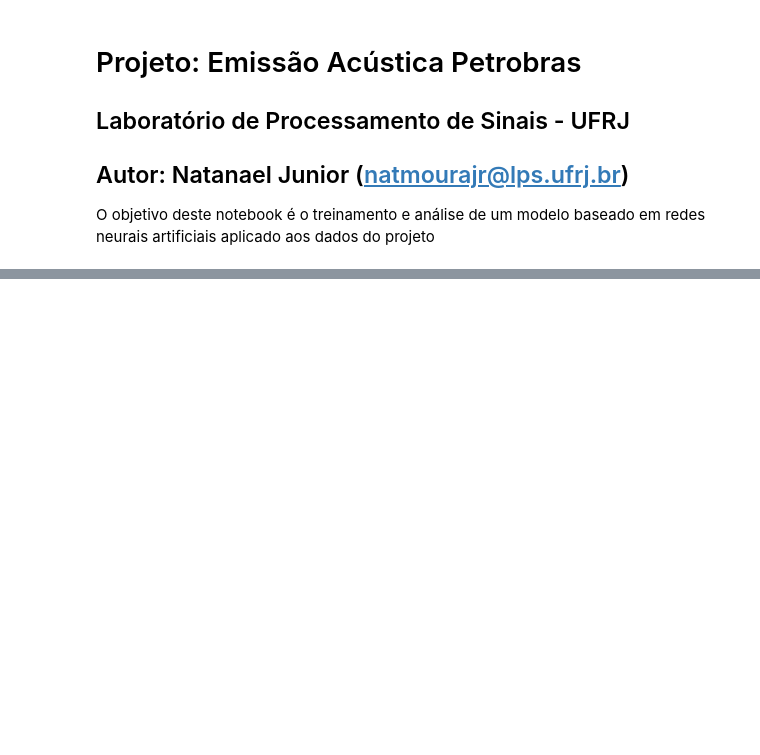
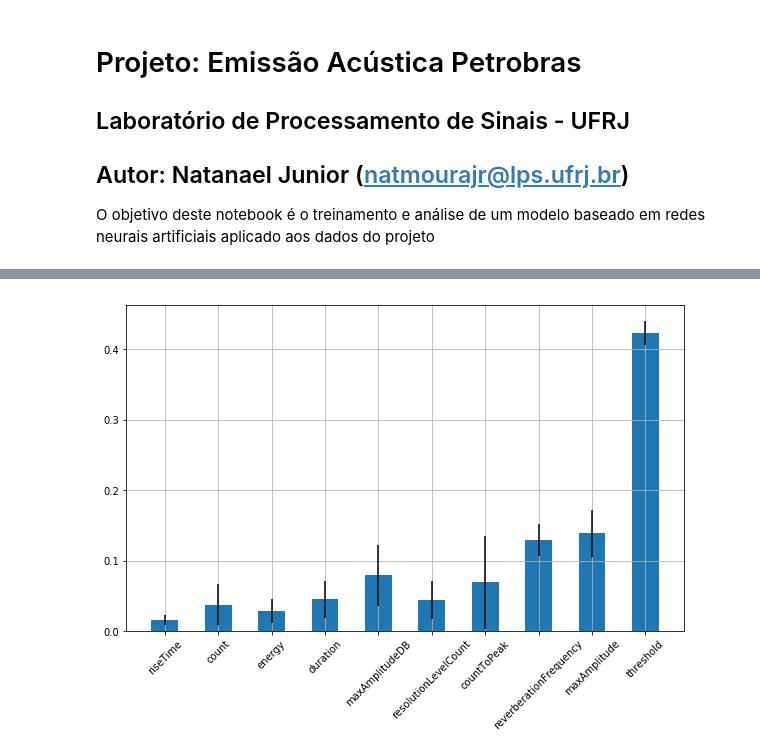
Before and after one commit to natmourajr/PetroAcousticEmission, a Jupyter notebook: notebooks/NeuralNetwork.ipynb, the cells around one changed output, grey strips where cells are left out. Saved outputs shown, nothing was run; the diff lists cells and outputs as text; code cells hidden in the pictures; blank space fills up the shorter version.

```diff
--- a/notebooks/NeuralNetwork.ipynb
+++ b/notebooks/NeuralNetwork.ipynb
@@ -98,0 +373,88 @@ nn_models[0].model.layers
+# %%
+# Train analysis
+import numpy as np
+from sklearn import datasets
+from sklearn.model_selection import StratifiedKFold, KFold
+from sklearn import preprocessing
+from sklearn.externals import joblib
+
+from sklearn.metrics import confusion_matrix
+
+import matplotlib.pyplot as plt
+%matplotlib inline
+
+import os
+from Functions import models
+
+n_folds = 4
+folds_selection = "StratifiedKFolds" # "StratifiedKFolds", "KFolds"
+folds_filename =  '../Results/%s_%i_folds.jbl'%(folds_selection,n_folds)
+
+if os.path.isfile(folds_filename):
+    skf = joblib.load(folds_filename)
+
+    nn_load_models = {}
+    cm = {}
+    cm_normalized = {}
+    ref_eff_mat = np.zeros([n_folds])
+    eff_mat = np.zeros([n_folds,inputs.shape[1]])
+
+    n_neurons = 20
+    nn_params = models.NeuralNetworkParams(learning_rate=0.01,
+                                           n_epochs=400,
+                                           batch_size=40,
+                                           verbose=True,
+                                           n_inits=4)
+
+    fig, ax = plt.subplots(figsize=(10,6))
+    nrows = 4
+    ncols = 3
+
+    for ifold, [train_index, test_index] in enumerate(skf.split(inputs, outputs)):
+        #normalize data
+        scaler = preprocessing.StandardScaler().fit(inputs[train_index,:])
+        normalized_inputs = scaler.transform(inputs)
+
+        nn_load_models[ifold] = models.NeuralNetworkModel()
+
+        nn_load_models[ifold].loss = 'categorical_crossentropy'
+        nn_load_models[ifold].optimizer = 'sgd'
+
+        nn_load_models[ifold].trn_params = models.NeuralNetworkParams()
+
+        nn_load_models[ifold].load('%s_%i_neurons_%i_fold'%(nn_models[ifold].get_str(),
+                                                       n_neurons,ifold),
+                              '../Results/NeuralNetwork')
+
+        model_output = nn_load_models[ifold].predict(normalized_inputs)
+        model_classif = np.argmax(model_output,axis=1)
+
+        cm = confusion_matrix(target[test_index], model_classif[test_index])
+
+        cm = cm.astype('float')/ cm.sum(axis=1)[:, np.newaxis]
+        ref_eff_mat[ifold] = np.mean([cm[i,i] for i in range(cm.shape[0])])
+        ref_eff_mat = ref_eff_mat.reshape((ref_eff_mat.shape[0], 1))
+
+        for i in range(normalized_inputs.shape[1]):
+            aux = normalized_inputs
+            aux[:,i] = np.mean(aux[:,i])*np.ones_like(aux[:,i])
+            model_output = nn_load_models[ifold].predict(aux)
+            model_classif = np.argmax(model_output,axis=1)
+
+            cm = confusion_matrix(target[test_index], model_classif[test_index])
+            cm = cm.astype('float')/ cm.sum(axis=1)[:, np.newaxis]
+            eff_mat[ifold,i] = np.mean([cm[l,l] for l in range(cm.shape[0])])
+
+
+    delta_eff = eff_mat - np.matlib.repmat(ref_eff_mat,1, eff_mat.shape[1])
+    delta_eff = np.abs(delta_eff)
+
+    delta_eff_mean = np.mean(delta_eff, axis=0)
+    delta_eff_std = np.std(delta_eff, axis=0)
+
+    ax.bar(np.arange(normalized_inputs.shape[1]), delta_eff_mean, 0.5, yerr = delta_eff_std)
+    ax.set_xticks(range(feature_labels.shape[0]))
+    ax.set_xticklabels(feature_labels,rotation=45)
+    ax.grid()
+# %% [output]
+[figure, added]
```
Also changed, not shown: parts of 11 cells of this notebook, 3 other files.
